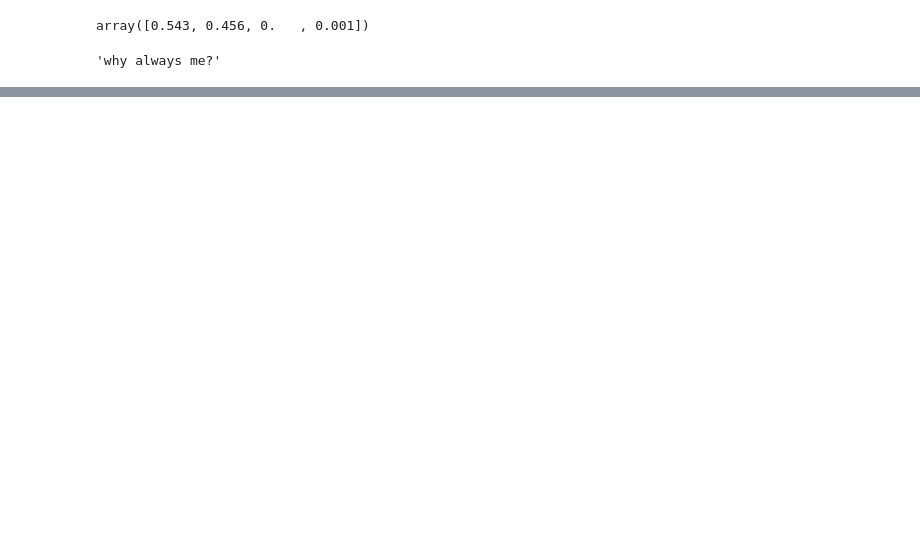
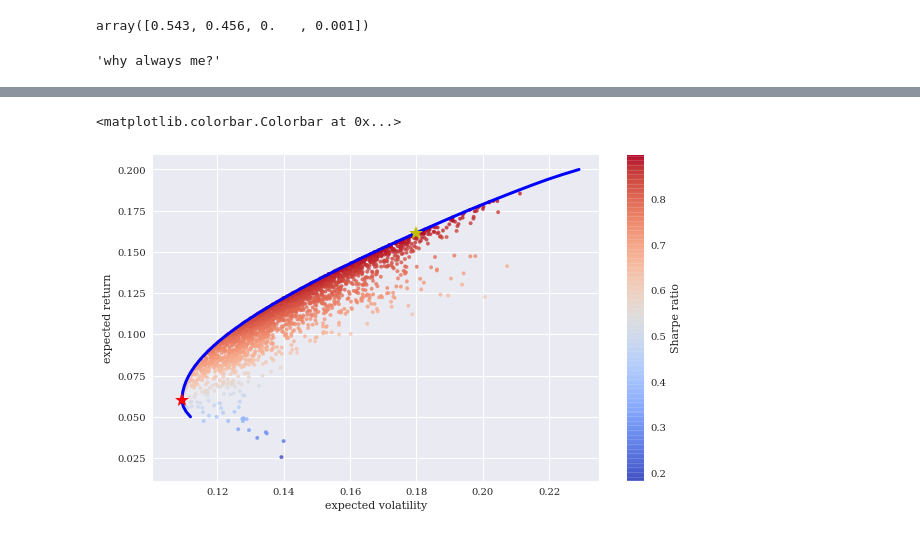
Before and after one commit to HaoLiNick/quantbasic, a Jupyter notebook: portfolioopt.ipynb, the cells around one changed output, grey strips where cells are left out. Saved outputs shown, nothing was run; the diff lists cells and outputs as text; code cells hidden in the pictures; blank space fills up the shorter version.

```diff
--- a/portfolioopt.ipynb
+++ b/portfolioopt.ipynb
@@ -174,3 +166,17 @@ array([0.543, 0.456, 0.   , 0.001])
 "why always me?"
 # %% [output]
 'why always me?'
+# %%
+cons=({'type':"eq",'fun':lambda x: port_ret(x)-tret},
+     {'type':'eq','fun':lambda x: np.sum(x)-1})
+# %%
+bnds=tuple((0,1) for x in weights)
+# %%
+%%time
+trets=np.linspace(0.05,0.2,50)
+tvols=[]
+for tret in trets:
+    res=sco.minimize(prot_vol,eweights,method='SLSQP',
+                    bounds=bnds,constraints=cons)
+    tvols.append(res.fun)
+tvols=np.array(tvols)
@@ -176,0 +185,15 @@ array([0.543, 0.456, 0.   , 0.001])
+# %%
+plt.figure(figsize=(10,6))
+plt.scatter(pvols,prets,c=prets/pvols,
+           marker='.',alpha=.8,cmap='coolwarm')
+plt.plot(tvols,trets,'b',lw=3.0)
+plt.plot(prot_vol(opts['x']),port_ret(opts['x']),
+        'y*',markersize=15)
+plt.plot(prot_vol(optv['x']), port_ret(optv['x']),
+'r*', markersize=15.0)
+plt.xlabel('expected volatility')
+plt.ylabel('expected return')
+plt.colorbar(label='Sharpe ratio')
+# %% [output]
+<matplotlib.colorbar.Colorbar at 0x...>
+[figure, added]
```
Also changed, not shown: parts of 60 cells of this notebook.
